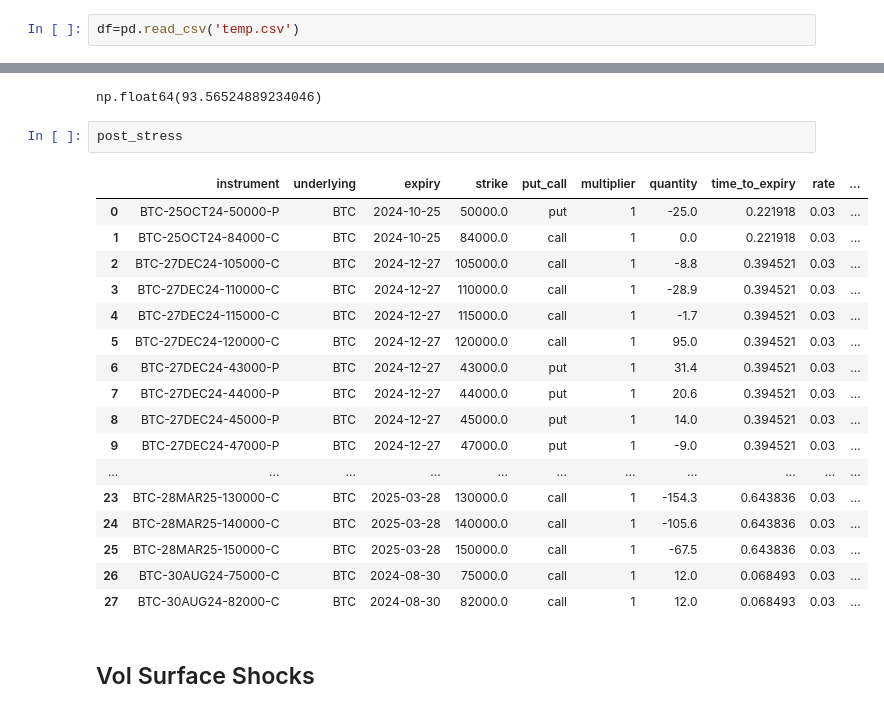
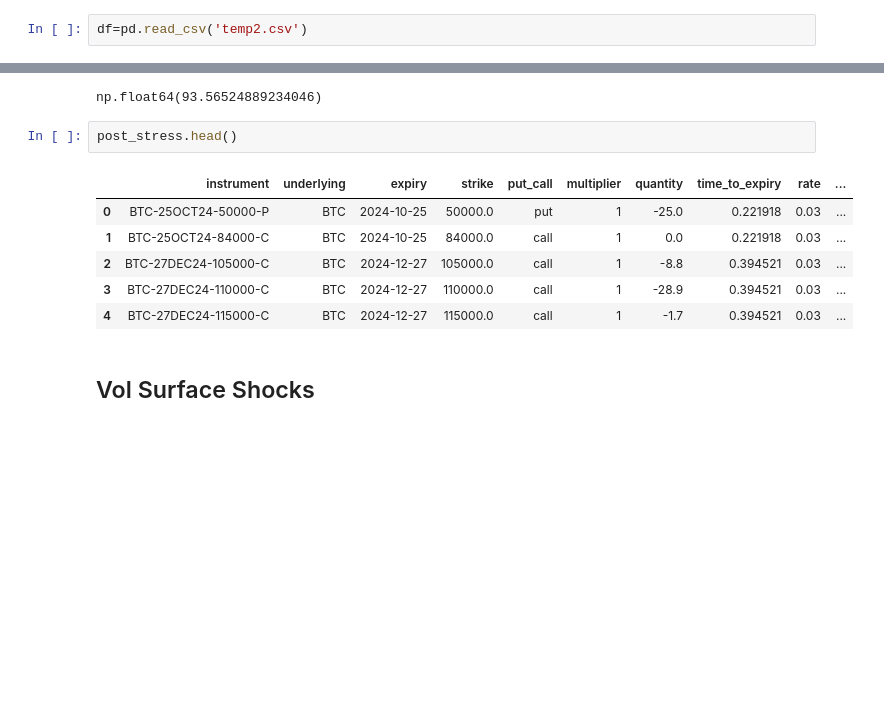
Before and after one commit to BilalBAI/portfolio-stress-test, a Jupyter notebook: examples/crypto/crypto_stress_test.ipynb, the cells around one changed output, grey strips where cells are left out. Drawn from its saved outputs; the diff is of its cells as text; blank space fills up the shorter version.

```diff
--- a/examples/crypto/crypto_stress_test.ipynb
+++ b/examples/crypto/crypto_stress_test.ipynb
@@ -76,5 +60,5 @@ df.drop(columns=['diff'], inplace=True)
 # %%
-df=pd.read_csv('temp.csv')
+df=pd.read_csv('temp2.csv')
 # %%
 df=df[['instrument','underlying','expiry','strike','put_call','multiplier',
     'quantity','time_to_expiry','rate','cost_of_carry_rate','vol','spot','atm_ivol']]
@@ -93,25 +77,14 @@ portrisk.core.black_scholes.calc_vega(strike=50000, time_to_expiry=0.232877, spo
 # %% [output]
 np.float64(93.56524889234046)
 # %%
-post_stress
+post_stress.head()
 # %% [output]
 |  | instrument | underlying | expiry | strike | put_call | multiplier | quantity | time_to_expiry | rate | ... |
 | 0 | BTC-25OCT24-50000-P | BTC | 2024-10-25 | 50000.0 | put | 1 | -25.0 | 0.221918 | 0.03 | ... |
 | 1 | BTC-25OCT24-84000-C | BTC | 2024-10-25 | 84000.0 | call | 1 | 0.0 | 0.221918 | 0.03 | ... |
 | 2 | BTC-27DEC24-105000-C | BTC | 2024-12-27 | 105000.0 | call | 1 | -8.8 | 0.394521 | 0.03 | ... |
 | 3 | BTC-27DEC24-110000-C | BTC | 2024-12-27 | 110000.0 | call | 1 | -28.9 | 0.394521 | 0.03 | ... |
 | 4 | BTC-27DEC24-115000-C | BTC | 2024-12-27 | 115000.0 | call | 1 | -1.7 | 0.394521 | 0.03 | ... |
-| 5 | BTC-27DEC24-120000-C | BTC | 2024-12-27 | 120000.0 | call | 1 | 95.0 | 0.394521 | 0.03 | ... |
-| 6 | BTC-27DEC24-43000-P | BTC | 2024-12-27 | 43000.0 | put | 1 | 31.4 | 0.394521 | 0.03 | ... |
-| 7 | BTC-27DEC24-44000-P | BTC | 2024-12-27 | 44000.0 | put | 1 | 20.6 | 0.394521 | 0.03 | ... |
-| 8 | BTC-27DEC24-45000-P | BTC | 2024-12-27 | 45000.0 | put | 1 | 14.0 | 0.394521 | 0.03 | ... |
-| 9 | BTC-27DEC24-47000-P | BTC | 2024-12-27 | 47000.0 | put | 1 | -9.0 | 0.394521 | 0.03 | ... |
-| ... | ... | ... | ... | ... | ... | ... | ... | ... | ... | ... |
-| 23 | BTC-28MAR25-130000-C | BTC | 2025-03-28 | 130000.0 | call | 1 | -154.3 | 0.643836 | 0.03 | ... |
-| 24 | BTC-28MAR25-140000-C | BTC | 2025-03-28 | 140000.0 | call | 1 | -105.6 | 0.643836 | 0.03 | ... |
-| 25 | BTC-28MAR25-150000-C | BTC | 2025-03-28 | 150000.0 | call | 1 | -67.5 | 0.643836 | 0.03 | ... |
-| 26 | BTC-30AUG24-75000-C | BTC | 2024-08-30 | 75000.0 | call | 1 | 12.0 | 0.068493 | 0.03 | ... |
-| 27 | BTC-30AUG24-82000-C | BTC | 2024-08-30 | 82000.0 | call | 1 | 12.0 | 0.068493 | 0.03 | ... |
 # %% [markdown]
 ## Vol Surface Shocks
 # %%
```
Also changed, not shown: parts of 3 cells of this notebook, 2 other files.
